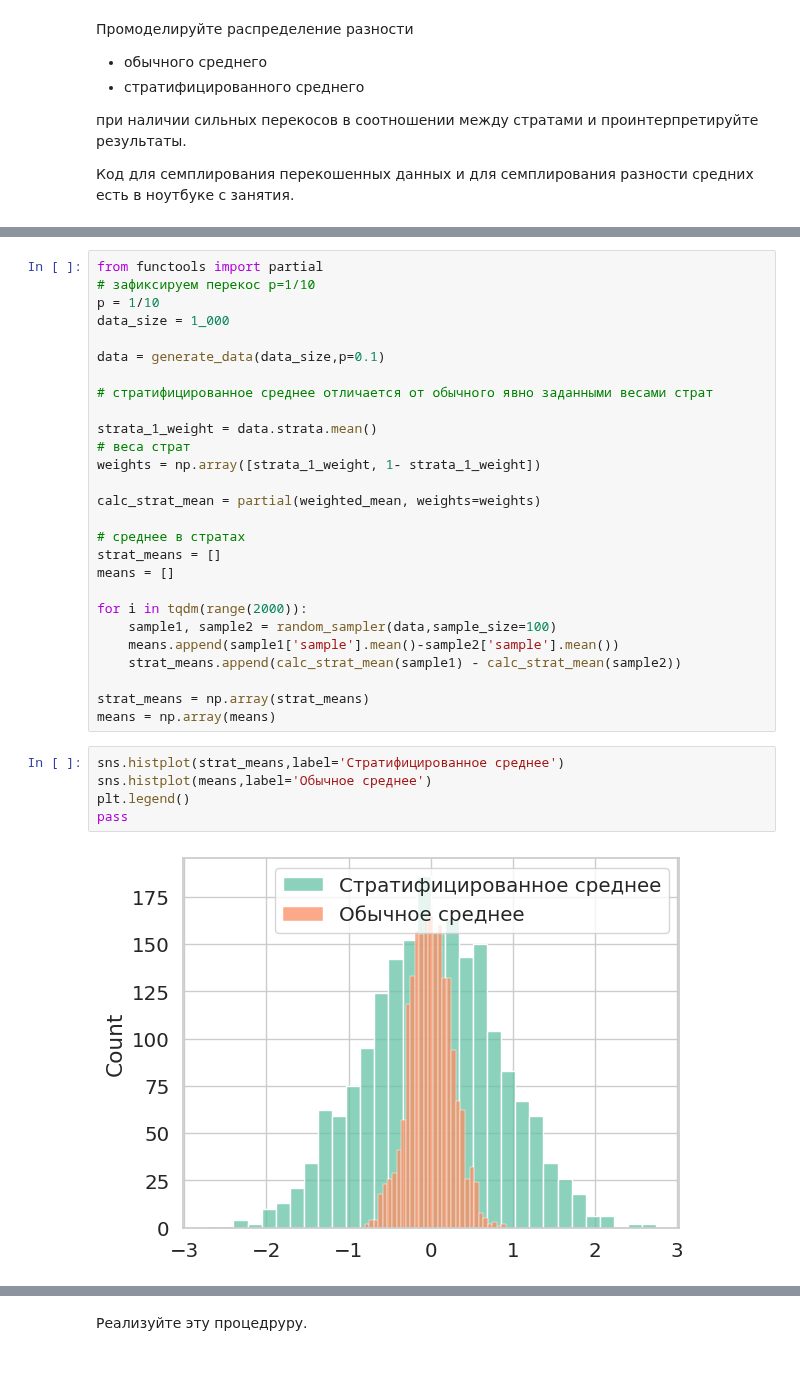
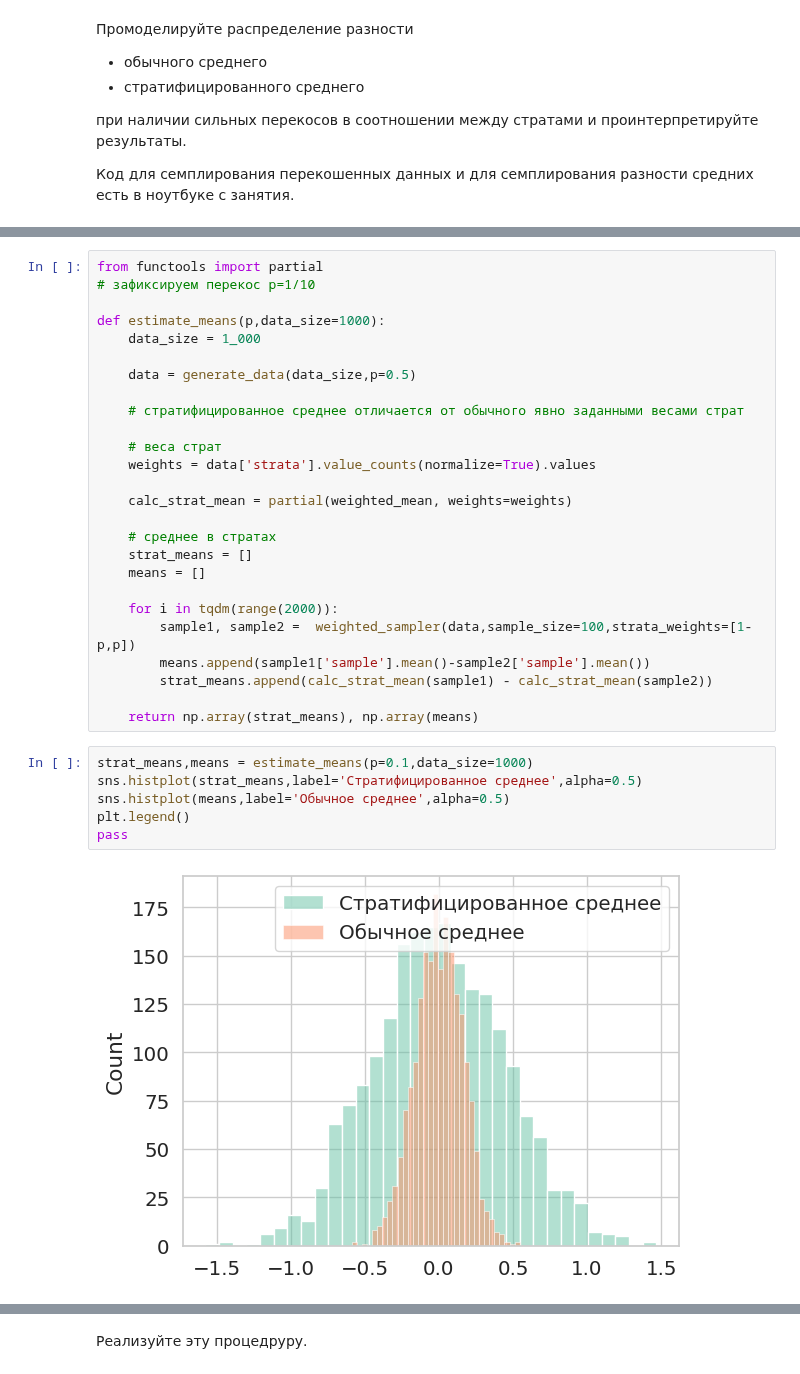
Before and after one commit to NMashalov/2023_OpenMipt_course, a Jupyter notebook: lesson11/dz11.ipynb, the cells around one changed output, grey strips where cells are left out. Saved outputs shown, nothing was run; the diff lists cells and outputs as text.

```diff
--- a/lesson11/dz11.ipynb
+++ b/lesson11/dz11.ipynb
@@ -1354,34 +1396,34 @@ sns.histplot(data,x='sample',hue='strata')
 # %%
 from functools import partial
 # зафиксируем перекос p=1/10
-p = 1/10
-data_size = 1_000
 
-data = generate_data(data_size,p=0.1)
+def estimate_means(p,data_size=1000):
+    data_size = 1_000
 
-# стратифицированное среднее отличается от обычного явно заданными весами страт
+    data = generate_data(data_size,p=0.5)
 
-strata_1_weight = data.strata.mean()
-# веса страт
-weights = np.array([strata_1_weight, 1- strata_1_weight])
+    # стратифицированное среднее отличается от обычного явно заданными весами страт
 
-calc_strat_mean = partial(weighted_mean, weights=weights)
+    # веса страт
+    weights = data['strata'].value_counts(normalize=True).values
 
-# среднее в стратах
-strat_means = []
-means = []
+    calc_strat_mean = partial(weighted_mean, weights=weights)
 
-for i in tqdm(range(2000)):
-    sample1, sample2 = random_sampler(data,sample_size=100)
-    means.append(sample1['sample'].mean()-sample2['sample'].mean())
-    strat_means.append(calc_strat_mean(sample1) - calc_strat_mean(sample2))
+    # среднее в стратах
+    strat_means = []
+    means = []
 
-strat_means = np.array(strat_means)
-means = np.array(means)
+    for i in tqdm(range(2000)):
+        sample1, sample2 =  weighted_sampler(data,sample_size=100,strata_weights=[1-p,p])
+        means.append(sample1['sample'].mean()-sample2['sample'].mean())
+        strat_means.append(calc_strat_mean(sample1) - calc_strat_mean(sample2))
+
+    return np.array(strat_means), np.array(means)
 # %%
-sns.histplot(strat_means,label='Стратифицированное среднее')
-sns.histplot(means,label='Обычное среднее')
+strat_means,means = estimate_means(p=0.1,data_size=1000)
+sns.histplot(strat_means,label='Стратифицированное среднее',alpha=0.5)
+sns.histplot(means,label='Обычное среднее',alpha=0.5)
 plt.legend()
 pass
 # %% [output]
-[figure, old version]
+[figure, new version]
```
Also changed, not shown: parts of 13 cells of this notebook.
